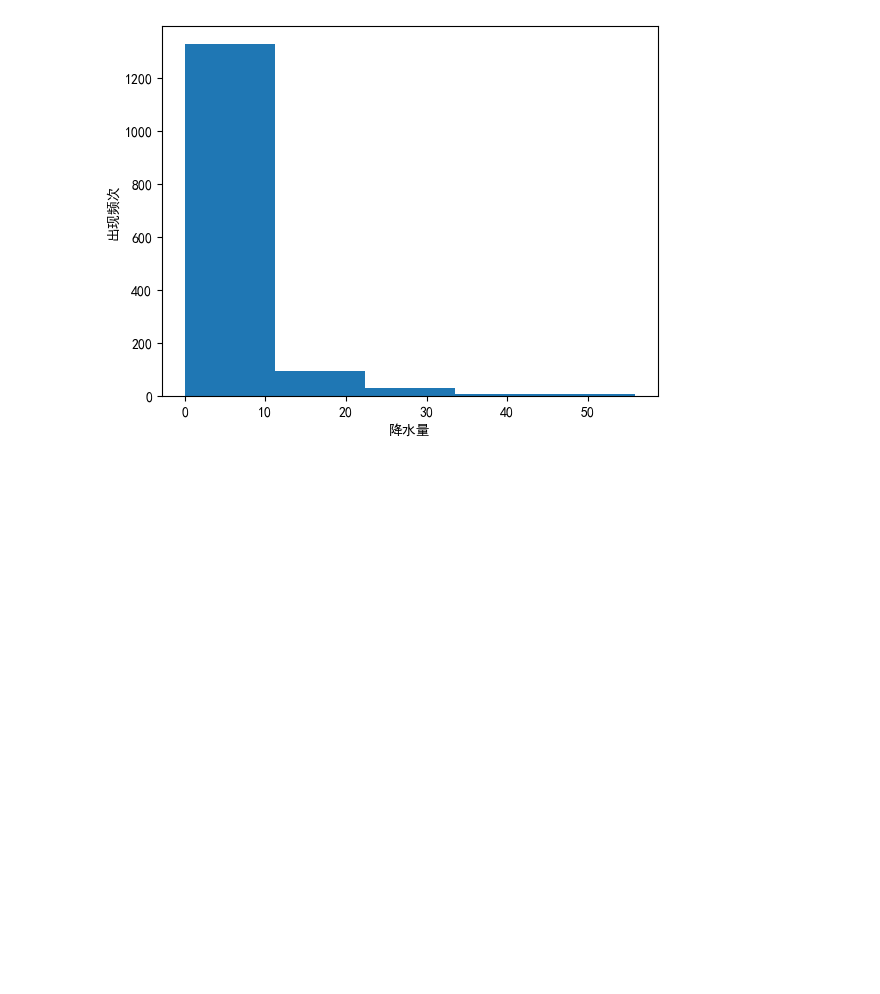
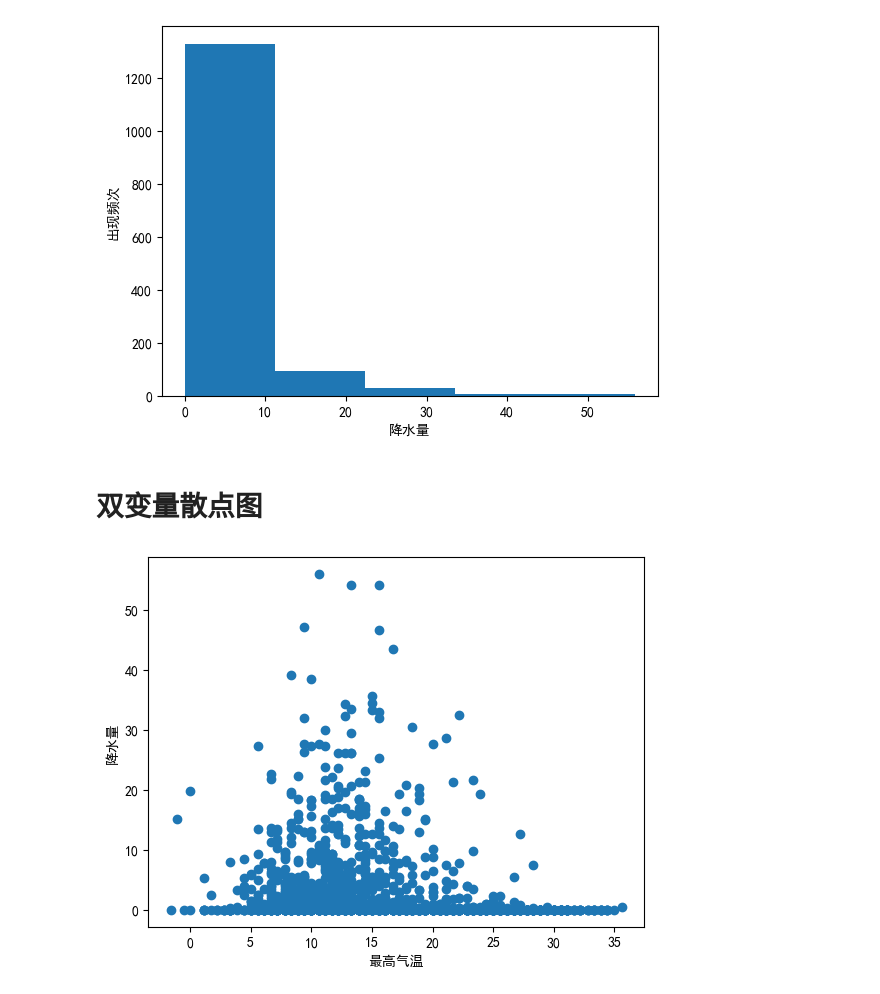
Before and after one commit to dabingbigice/math_code, a Jupyter notebook: lab/画图.ipynb, the cells around one changed output. Cells and saved outputs as stored; diff of their text form; code cells hidden in the pictures; blank space fills up the shorter version.

```diff
--- a/lab/画图.ipynb
+++ b/lab/画图.ipynb
@@ -382,3 +382,22 @@ Data columns (total 6 columns):
 dtypes: float64(4), object(2)
 memory usage: 68.6+ KB
 [figure]
+# %% [markdown]
+# 双变量散点图
+# %%
+import pandas as pd
+import matplotlib.pyplot as plt
+from matplotlib import rcParams
+
+rcParams["font.sans-serif"] = ["SimHei"]  # 指定中文字体
+rcParams["axes.unicode_minus"] = False  # 解决负号显示问题
+
+df = pd.read_csv("lab/data/weather.csv")
+fig = plt.figure()
+ax1 = fig.add_subplot(1, 1, 1)
+ax1.scatter(df["temp_max"], df["precipitation"])  # 绘制散点图，横轴为最高气温，纵轴为降水量
+ax1.set_xlabel("最高气温")
+ax1.set_ylabel("降水量")
+plt.show()
+# %% [output]
+[figure, added]
```
Also changed, not shown: parts of 52 cells of this notebook, 1 other file.
